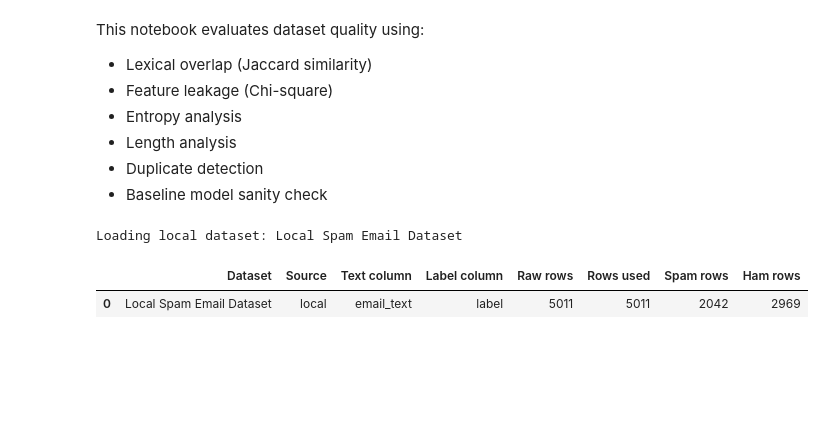
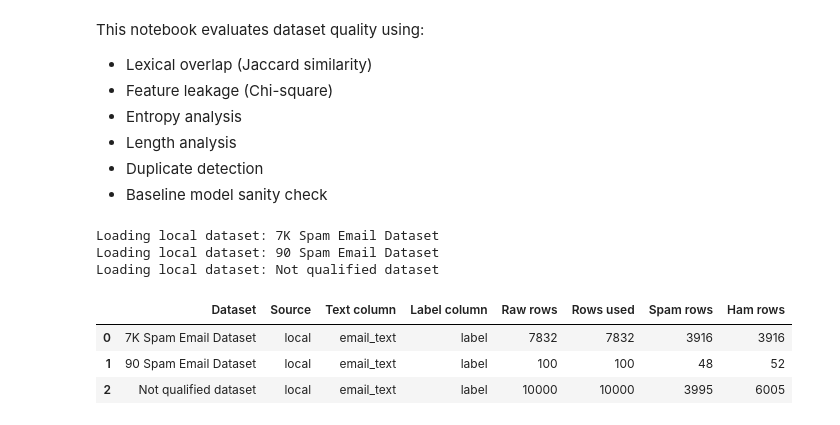
Before and after one commit to gawlowskiandrzej/Eksploracja_danych_projekt---detekcja-spamu, a Jupyter notebook: spam_dataset_quality_analysis.ipynb, the cells around one changed output. Saved outputs shown, nothing was run; the diff lists cells and outputs as text; code cells hidden in the pictures; blank space fills up the shorter version.

```diff
--- a/spam_dataset_quality_analysis.ipynb
+++ b/spam_dataset_quality_analysis.ipynb
@@ -34,56 +34,36 @@ DEFAULT_SPAM_VALUES = [1, "1", True, "true", "yes", "spam", "phishing", "scam"]
 DEFAULT_HAM_VALUES = [0, "0", False, "false", "no", "ham", "not spam", "not_spam", "legit", "legitimate"]
 
 DATASET_CONFIGS = [
-    # {
-    #     "name": "Kaggle - Spam Email Detection",
-    #     "source": "kaggle",
-    #     "kaggle_dataset": "ssssws/spam-email-detection-dataset-clean-and-ml-ready",
-    #     "file_name": "spam_email_dataset.csv",
-    #     "cache_file": "spam_email_dataset.csv",
-    #     "text_col": "email_text",
-    #     "label_col": "label",
-    #     "spam_values": [1],
-    #     "ham_values": [0],
-    # },
-    # {
-    #     "name": "Local Spam Email Dataset",
-    #     "source": "local",
-    #     "file_name": "email_dataset_100k.csv",
-    #     "text_col": "body_plain",
-    #     "label_col": "label",
-    #     "spam_values": [1],
-    #     "ham_values": [0],
-    # },
     {
-        "name": "Local Spam Email Dataset",
+        "name": "7K Spam Email Dataset",
         "source": "local",
-        "file_name": "spam_email_dataset_half.csv",
+        "file_name": "qualified_main_dataset.csv",
+        "separator": ";",
         "text_col": "email_text",
         "label_col": "label",
         "spam_values": [1],
         "ham_values": [0],
     },
-    # {
-    #     "name": "Local (LLM)",
-    #     "source": "local",
-    #     "file_name": "llm_spam_email_dataset.csv",
-    #     "text_col": "email_text",
-    #     "label_col": "label",
-    #     "spam_values": [1],
-    #     "ham_values": [0],
-    # }
-    # Example for another Kaggle dataset:
-    # {
-    #     "name": "Kaggle - Example Spam/Ham",
-    #     "source": "kaggle",
-    #     "kaggle_dataset": "owner/dataset-slug",
-    #     "file_name": "emails.csv",
-    #     "cache_file": "example_spam_ham.csv",
-    #     "text_col": "message",
-    #     "label_col": "category",
-    #     "spam_values": ["spam"],
-    #     "ham_values": ["ham"],
-    # },
+    {
+        "name": "90 Spam Email Dataset",
+        "source": "local",
+        "file_name": "qualified_second_dataset.csv",
+        "separator": ",",
+        "text_col": "email_text",
+        "label_col": "label",
+        "spam_values": [1],
+        "ham_values": [0],
+    },
+    {
+        "name": "Not qualified dataset",
+        "source": "local",
+        "file_name": "notqualified_dataset.csv",
+        "separator": ",",
+        "text_col": "email_text",
+        "label_col": "label",
+        "spam_values": [1],
+        "ham_values": [0],
+    },
 ]
 
 os.makedirs(DATA_DIR, exist_ok=True)
@@ -137,7 +117,7 @@ def load_raw_dataset(config):
         if not os.path.exists(cache_path):
             raise FileNotFoundError(f"Missing local file: {cache_path}")
         print(f"Loading local dataset: {config['name']}")
-        return pd.read_csv(cache_path)
+        return pd.read_csv(cache_path, sep=config.get("separator", ","))
 
     if source == "kaggle":
         if os.path.exists(cache_path):
@@ -179,36 +159,40 @@ def standardize_dataset(df, config):
 loaded_datasets = []
 for config in DATASET_CONFIGS:
     raw_df = load_raw_dataset(config)
     df = standardize_dataset(raw_df, config)
     loaded_datasets.append({
         "name": config["name"],
         "config": config,
         "df": df,
         "raw_rows": len(raw_df),
         "rows": len(df),
     })
 
 datasets = {dataset["name"]: dataset["df"] for dataset in loaded_datasets}
 
 dataset_overview = pd.DataFrame([
     {
         "Dataset": dataset["name"],
         "Source": dataset["config"]["source"],
         "Text column": dataset["config"]["text_col"],
         "Label column": dataset["config"]["label_col"],
         "Raw rows": dataset["raw_rows"],
         "Rows used": dataset["rows"],
         "Spam rows": int((dataset["df"][LABEL_COL] == 1).sum()),
         "Ham rows": int((dataset["df"][LABEL_COL] == 0).sum()),
     }
     for dataset in loaded_datasets
 ])
-
 dataset_overview
+#dataset_overview.to_latex(index=False))
 # %% [output]
-Loading local dataset: Local Spam Email Dataset
+Loading local dataset: 7K Spam Email Dataset
+Loading local dataset: 90 Spam Email Dataset
+Loading local dataset: Not qualified dataset
 |  | Dataset | Source | Text column | Label column | Raw rows | Rows used | Spam rows | Ham rows |
-| 0 | Local Spam Email Dataset | local | email_text | label | 5011 | 5011 | 2042 | 2969 |
+| 0 | 7K Spam Email Dataset | local | email_text | label | 7832 | 7832 | 3916 | 3916 |
+| 1 | 90 Spam Email Dataset | local | email_text | label | 100 | 100 | 48 | 52 |
+| 2 | Not qualified dataset | local | email_text | label | 10000 | 10000 | 3995 | 6005 |
 # %%
 def compute_jaccard(df):
     spam_words = set(" ".join(df[df[LABEL_COL] == 1][TEXT_COL]).lower().split())
```
Also changed, not shown: parts of 6 cells of this notebook, 31 other files.
